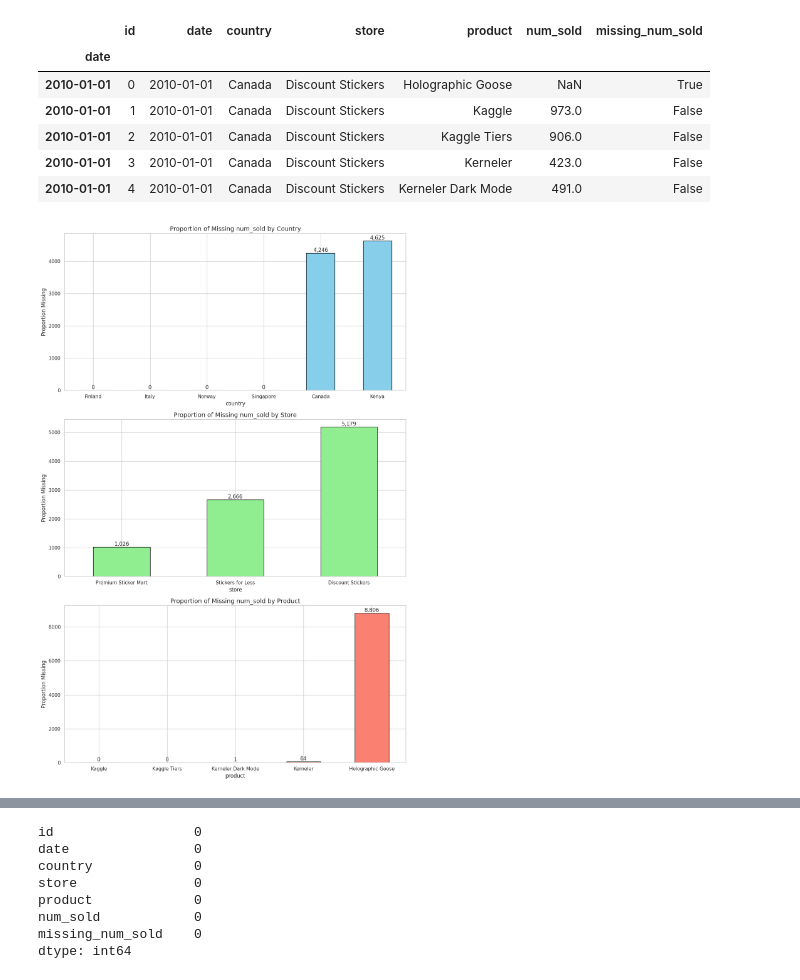
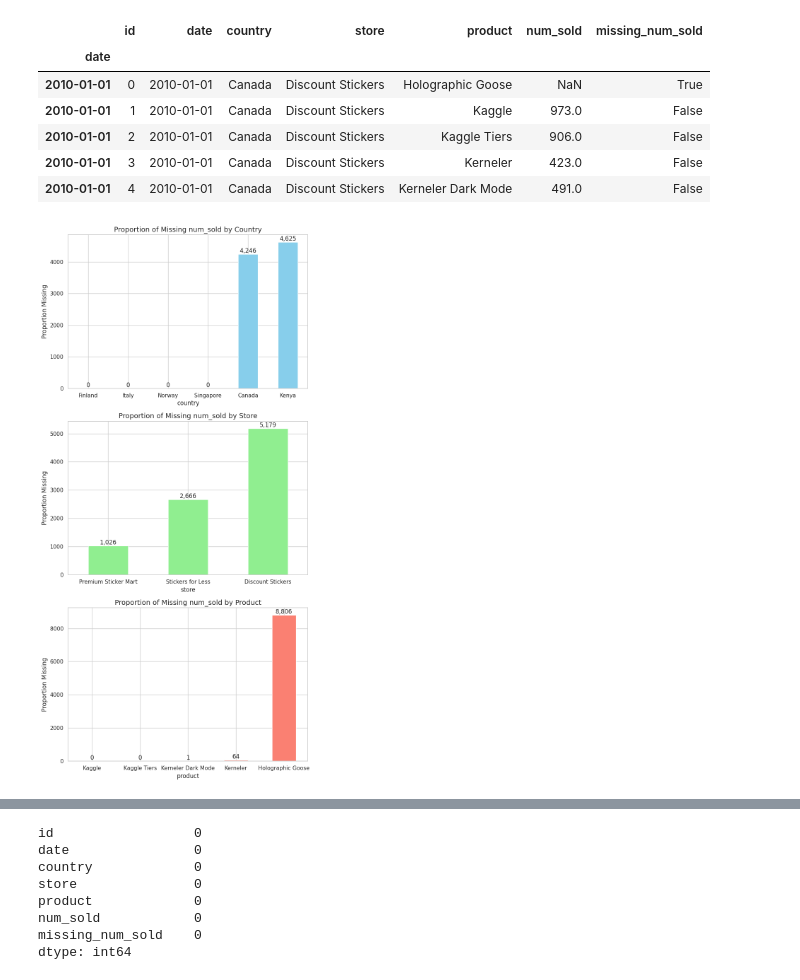
Before and after one commit to ROUSenghak/kaggle_Sales_Forecasting, a Jupyter notebook: FSS_EDA.ipynb, the cells around one changed output, grey strips where cells are left out. Saved outputs shown, nothing was run; the diff lists cells and outputs as text; code cells hidden in the pictures.

```diff
--- a/FSS_EDA.ipynb
+++ b/FSS_EDA.ipynb
@@ -112,36 +87,38 @@ missing_by_country = train_df.groupby('country')['missing_num_sold'].sum()
 missing_by_store = train_df.groupby('store')['missing_num_sold'].sum()
 missing_by_product = train_df.groupby('product')['missing_num_sold'].sum()
 
-fig, axes = plt.subplots(3, 1, figsize=(12, 18), sharex=False)
+fig, axes = plt.subplots(3, 1, figsize=(8, 16), sharex=False)
 
 def annotate_bars(ax):
     for p in ax.patches:
         ax.annotate(f'{p.get_height():,.0f}',
                     (p.get_x() + p.get_width() / 2., p.get_height()),
                     ha='center', va='bottom')
 
 # Missingness by country
-ax0 = missing_by_country.sort_values().plot(kind='bar', ax=axes[0], color='skyblue', edgecolor='black')
+ax0 = missing_by_country.sort_values().plot(kind='bar', ax=axes[0], color='skyblue')
 axes[0].set_title('Proportion of Missing num_sold by Country', fontsize=14)
 axes[0].set_ylabel('Proportion Missing')
 annotate_bars(axes[0])
 axes[0].tick_params(axis='x', rotation=0)
 
 # Missingness by store
-ax1 = missing_by_store.sort_values().plot(kind='bar', ax=axes[1], color='lightgreen', edgecolor='black')
+ax1 = missing_by_store.sort_values().plot(kind='bar', ax=axes[1], color='lightgreen')
 axes[1].set_title('Proportion of Missing num_sold by Store', fontsize=14)
 axes[1].set_ylabel('Proportion Missing')
 annotate_bars(axes[1])
 axes[1].tick_params(axis='x', rotation=0)
 
 # Missingness by product
-ax2 = missing_by_product.sort_values().plot(kind='bar', ax=axes[2], color='salmon', edgecolor='black')
+ax2 = missing_by_product.sort_values().plot(kind='bar', ax=axes[2], color='salmon')
 axes[2].set_title('Proportion of Missing num_sold by Product', fontsize=14)
 axes[2].set_ylabel('Proportion Missing')
 annotate_bars(axes[2])
 axes[2].tick_params(axis='x', rotation=0)
 
 plt.tight_layout()
+plt.savefig('missing.png')
 plt.show()
+plt.close()
 # %% [output]
-[figure, old version]
+[figure, new version]
```
Also changed, not shown: parts of 16 cells of this notebook.
